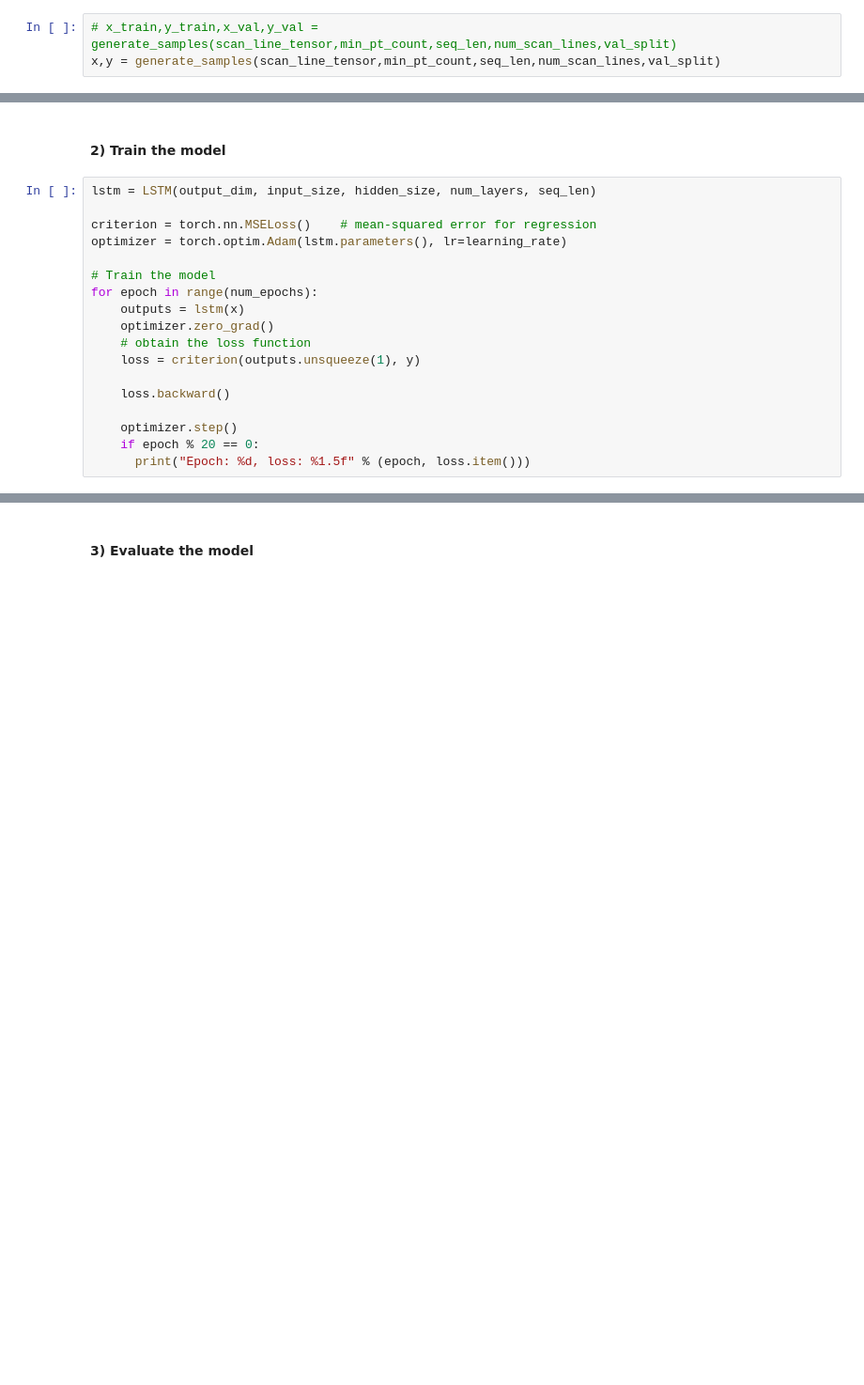
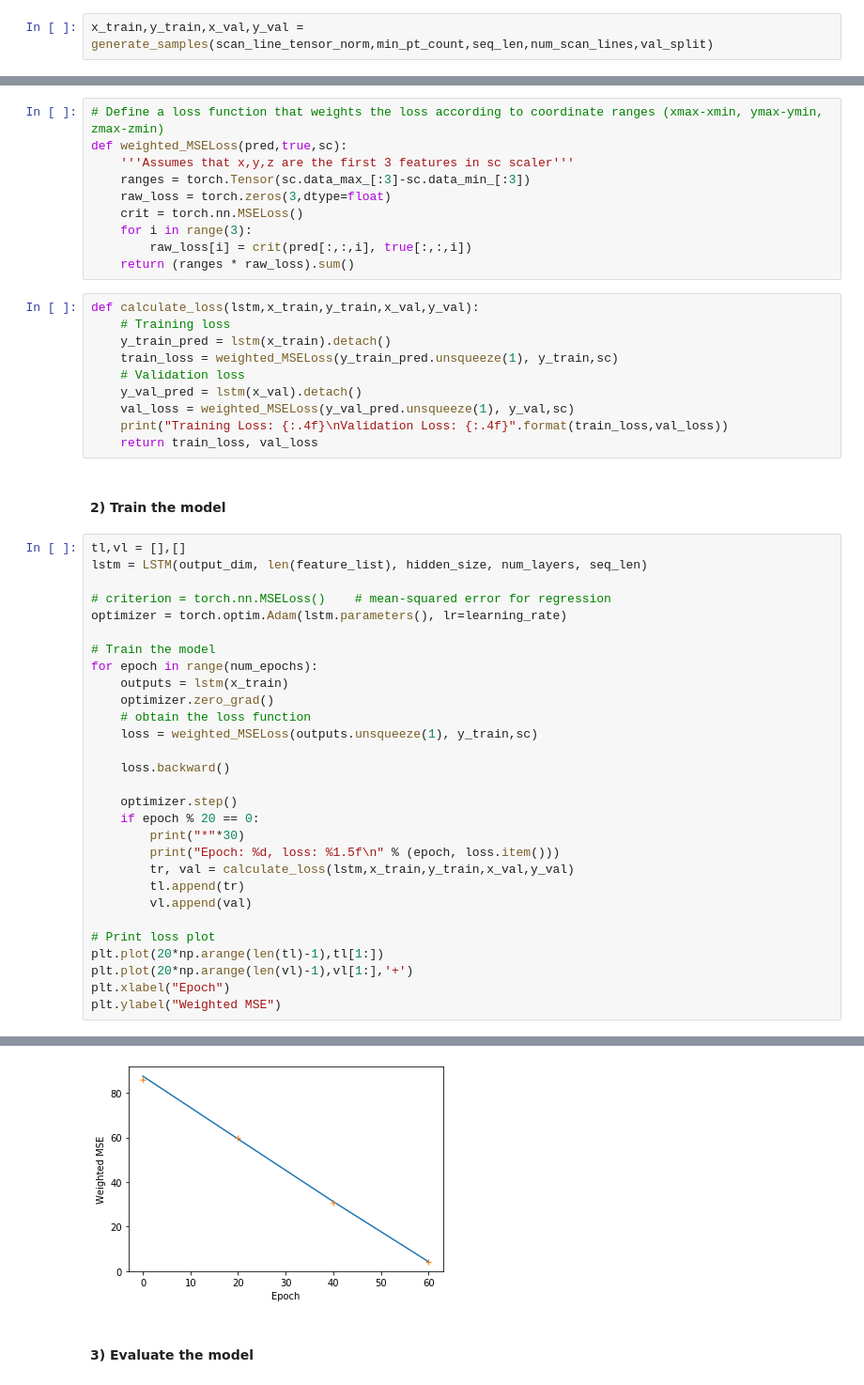
Before and after one commit to mihamerstan/lidar_metrics, a Jupyter notebook: lstm/LSTM_flight_pass.ipynb, the cells around one changed output, grey strips where cells are left out. Shown: that part at 94% size. Cells and saved outputs as stored; diff of their text form; blank space fills up the shorter version.

```diff
--- a/lstm/LSTM_flight_pass.ipynb
+++ b/lstm/LSTM_flight_pass.ipynb
@@ -135,5 +141,4 @@ def train_val_split(x,y,val_split):
 
     return x_train,y_train,x_val,y_val
 # %%
-# x_train,y_train,x_val,y_val = generate_samples(scan_line_tensor,min_pt_count,seq_len,num_scan_lines,val_split)
-x,y = generate_samples(scan_line_tensor,min_pt_count,seq_len,num_scan_lines,val_split)
+x_train,y_train,x_val,y_val = generate_samples(scan_line_tensor_norm,min_pt_count,seq_len,num_scan_lines,val_split)
@@ -185,23 +184,55 @@ class LSTM(nn.Module):
         out = self.fc(h_out[-1,:,:])
 
         return out
+# %%
+# Define a loss function that weights the loss according to coordinate ranges (xmax-xmin, ymax-ymin, zmax-zmin)
+def weighted_MSELoss(pred,true,sc):
+    '''Assumes that x,y,z are the first 3 features in sc scaler'''
+    ranges = torch.Tensor(sc.data_max_[:3]-sc.data_min_[:3])
+    raw_loss = torch.zeros(3,dtype=float)
+    crit = torch.nn.MSELoss()
+    for i in range(3):
+        raw_loss[i] = crit(pred[:,:,i], true[:,:,i])
+    return (ranges * raw_loss).sum()
+# %%
+def calculate_loss(lstm,x_train,y_train,x_val,y_val):
+    # Training loss
+    y_train_pred = lstm(x_train).detach()
+    train_loss = weighted_MSELoss(y_train_pred.unsqueeze(1), y_train,sc)
+    # Validation loss
+    y_val_pred = lstm(x_val).detach()
+    val_loss = weighted_MSELoss(y_val_pred.unsqueeze(1), y_val,sc)
+    print("Training Loss: {:.4f}\nValidation Loss: {:.4f}".format(train_loss,val_loss))
+    return train_loss, val_loss
 # %% [markdown]
 #### 2) Train the model
 # %%
-lstm = LSTM(output_dim, input_size, hidden_size, num_layers, seq_len)
+tl,vl = [],[]
+lstm = LSTM(output_dim, len(feature_list), hidden_size, num_layers, seq_len)
 
-criterion = torch.nn.MSELoss()    # mean-squared error for regression
+# criterion = torch.nn.MSELoss()    # mean-squared error for regression
 optimizer = torch.optim.Adam(lstm.parameters(), lr=learning_rate)
 
 # Train the model
 for epoch in range(num_epochs):
-    outputs = lstm(x)
+    outputs = lstm(x_train)
     optimizer.zero_grad()
     # obtain the loss function
-    loss = criterion(outputs.unsqueeze(1), y)
+    loss = weighted_MSELoss(outputs.unsqueeze(1), y_train,sc)
 
     loss.backward()
 
     optimizer.step()
     if epoch % 20 == 0:
-      print("Epoch: %d, loss: %1.5f" % (epoch, loss.item()))
+        print("*"*30)
+        print("Epoch: %d, loss: %1.5f\n" % (epoch, loss.item()))
+        tr, val = calculate_loss(lstm,x_train,y_train,x_val,y_val)
+        tl.append(tr)
+        vl.append(val)
+
+# Print loss plot
+plt.plot(20*np.arange(len(tl)-1),tl[1:])
+plt.plot(20*np.arange(len(vl)-1),vl[1:],'+')
+plt.xlabel("Epoch")
+plt.ylabel("Weighted MSE")
+# %% [output]
@@ -208,2 +257,3 @@ for epoch in range(num_epochs):
+[figure, added]
 # %% [markdown]
 #### 3) Evaluate the model
```
Also changed, not shown: parts of 20 cells of this notebook.
